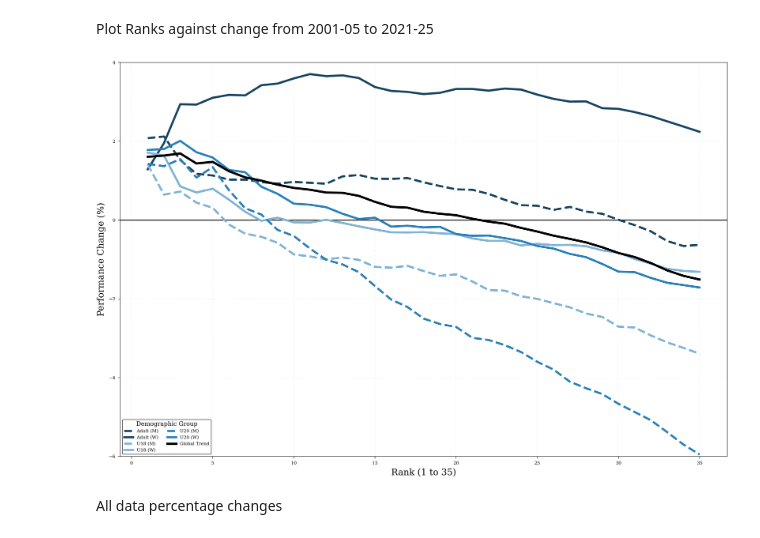
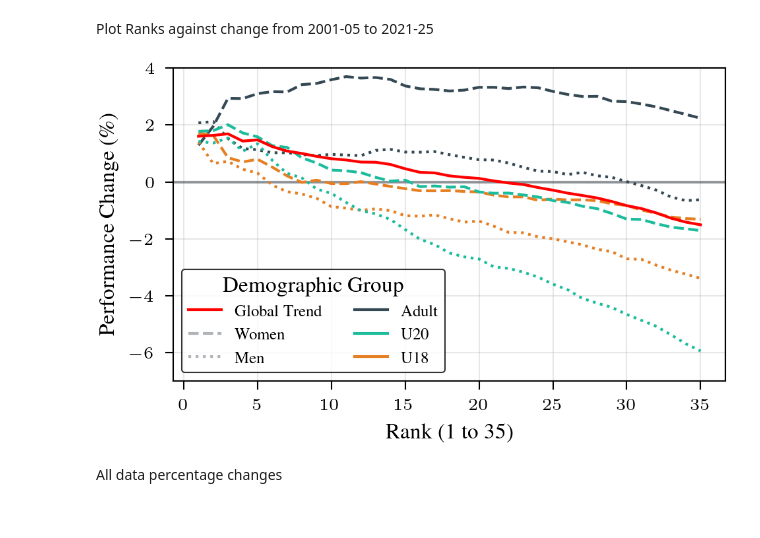
Before and after one commit to maxwernz/Data-Literacy, a Jupyter notebook: mattis/paperAnalysis/gapAnalysis.ipynb, the cells around one changed output. Drawn from its saved outputs; the diff is of its cells as text; code cells hidden in the pictures.

Commit message:
gap analysis plots + covid heatmap english

```diff
--- a/mattis/paperAnalysis/gapAnalysis.ipynb
+++ b/mattis/paperAnalysis/gapAnalysis.ipynb
@@ -19,7 +19,8 @@ from scipy import stats
 
 
 # Manual path, automatic did not work
-data = util.load_data(path_file='C:\\Users\\Mattis\\OneDrive\\Kogni\\DataLiteracyProject\\Data-Literacy\\data_csv\\final_data_iaaf_scores_neu_v2.csv')
+# data = util.load_data(path_file='C:\\Users\\Mattis\\OneDrive\\Kogni\\DataLiteracyProject\\Data-Literacy\\data_csv\\final_data_iaaf_scores_neu_v2.csv')
+data = util.load_data()
 
 data.head()
 # %% [output]
@@ -347,55 +417,58 @@ Plot Ranks against change from 2001-05 to 2021-25
 # %%
 
 # 1. Setup the Plot
-plt.figure(figsize=(12, 8))
 
 # 2. Define Age-specific colors (Consistent across genders)
 # Blues/Dark tones for a professional look
-age_colors = {"Adult": "#154360", "U20": "#2980b9", "U18": "#7fb3d5"}
+colors = {'Adult': "#344953", "U20": "#1abc9c", "U18": "#e67e22"}
 
+with plt.rc_context(plt.bundles.icml2024(column="half")):
 # We use Solid for Women and Dashed for Men (or vice versa)
-for (age, gender), group_df in results_ranks_age.groupby(["altersklasse", "geschlecht"]):
-    color = age_colors.get(age, "grey")
-    # Using different styles to distinguish gender within the same color family
-    linestyle = "-" if gender == "W" else "--"
-    label = f"{age} ({gender})"
+    for (age, gender), group_df in results_ranks_age.groupby(["altersklasse", "geschlecht"]):
+        color = colors.get(age, "grey")
+        # Using different styles to distinguish gender within the same color family
+        linestyle = "dashed" if gender == "W" else "dotted"
+        label = f"{age} ({gender})"
 
+        plt.plot(
+            group_df["rank"],
+            group_df["mean_diff_perc"],
+            color=color,
+            linestyle=linestyle,
+            alpha=1.0,
+            # label=label,
+            zorder=4
+        )
+
+    # 5. Global Trend (Thick Black Line)
     plt.plot(
-        group_df["rank"],
-        group_df["mean_diff_perc"],
-        color=color,
-        linestyle=linestyle,
-        linewidth=2.8,
-        alpha=1.0,
-        label=label,
-        zorder=4
+        results_ranks_all["rank"],
+        results_ranks_all["mean_diff_perc"],
+        color="red",
+        linestyle="solid",
+        label="Global Trend",
+        zorder=5
     )
 
-# 5. Global Trend (Thick Black Line)
-plt.plot(
-    results_ranks_all["rank"],
-    results_ranks_all["mean_diff_perc"],
-    color="black",
-    linewidth=3,
-    linestyle="-",
-    label="Global Trend",
-    zorder=5
-)
+    plt.plot([], [], color=plt.rgb.tue_gray, linestyle='dashed', label='Women')
+    plt.plot([], [], color=plt.rgb.tue_gray, linestyle='dotted', label='Men')
+    for age in unique_ages:
+        plt.plot([], [], color=colors[age], linestyle='solid', label=age)
 
-# 6. Formatting
-plt.ylim(-6, 4)
-plt.axhline(0, color='black', linestyle='-', linewidth=1.5, alpha=0.8)
-plt.ylabel("Performance Change (%)", fontsize=12)
-plt.xlabel("Rank (1 to 35)", fontsize=12)
-plt.grid(True, linestyle=':', alpha=0.3)
+    # 6. Formatting
+    plt.ylim(-7, 4)
+    plt.axhline(0, color=plt.rgb.tue_dark, linestyle='-', alpha=0.5)
+    plt.ylabel("Performance Change (\\%)")
+    plt.xlabel("Rank (1 to 35)")
+    plt.grid(True, alpha=0.3)
 
-# 7. Legend - Organized in 2 columns for clarity
-plt.legend(title="Demographic Group", loc='lower left', framealpha=1.0, ncol=2)
+    # 7. Legend - Organized in 2 columns for clarity
+    plt.legend(title="Demographic Group", loc='lower left', ncol=2)
+    plt.savefig("rank_performance_change", category="Gap Analysis")
 
-plt.tight_layout()
-plt.show()
+    plt.show()
 # %% [output]
-[figure, old version]
+[figure, new version]
 # %% [markdown]
 All data percentage changes
 # %%
```
Also changed, not shown: parts of 4 cells of this notebook, 5 other files.
